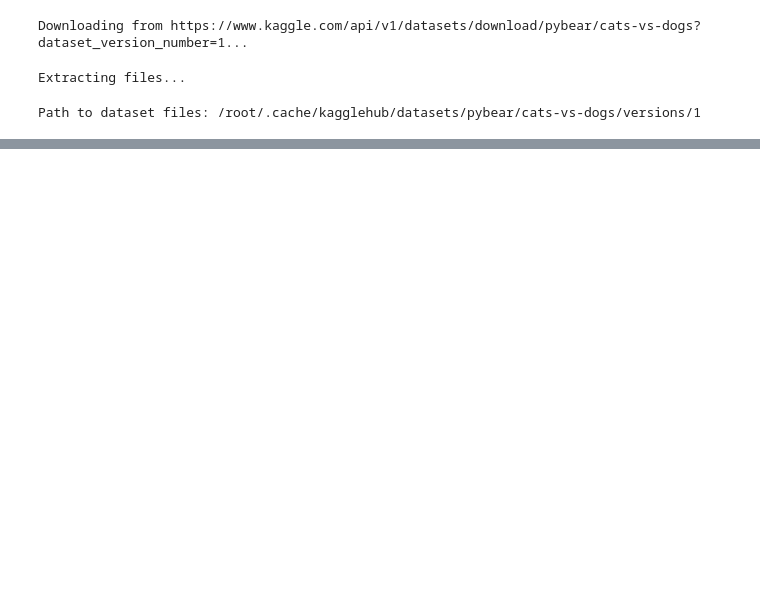
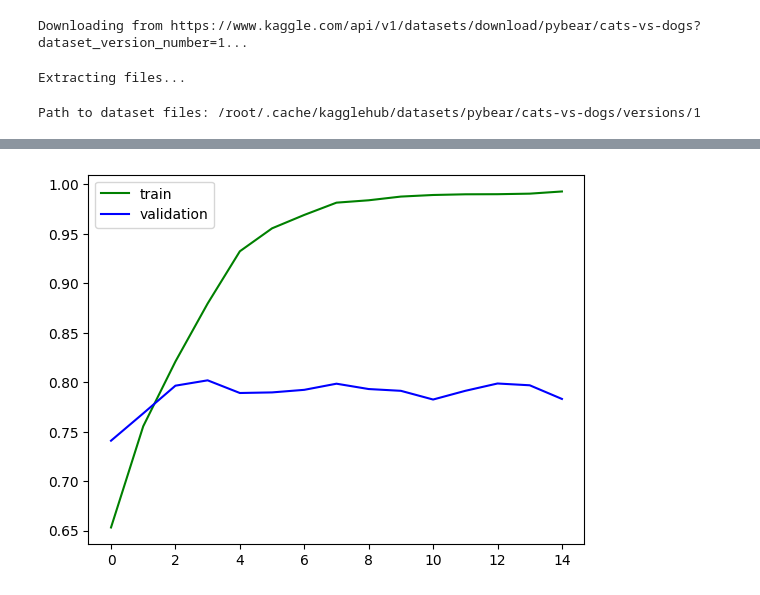
Before and after one commit to bunny-ml/DOG_VS_CAT, a Jupyter notebook: notebook/01_notebook.ipynb, the cells around one changed output, grey strips where cells are left out. Saved outputs shown, nothing was run; the diff lists cells and outputs as text; code cells hidden in the pictures; blank space fills up the shorter version.

```diff
--- a/notebook/01_notebook.ipynb
+++ b/notebook/01_notebook.ipynb
@@ -79,0 +115,7 @@ import tensorflow as tf
+# %%
+def process(image,label):
+    image = tf.cast(image/255. ,tf.float32)
+    return image,label
+
+train_dataset = train_dataset.map(process)
+validation_dataset = validation_dataset.map(process)
@@ -79,0 +165,25 @@ import tensorflow as tf
+# %%
+model.compile(optimizer='adam',loss='binary_crossentropy',metrics=['accuracy'])
+# %%
+from tensorflow.keras.callbacks import ModelCheckpoint
+
+checkpoint = ModelCheckpoint(
+    "best_cat_dog_model.h5",
+    monitor="val_accuracy",
+    save_best_only=True,
+    mode="max",
+    verbose=1
+)
+
+model.compile(
+    loss="binary_crossentropy",
+    optimizer="adam",
+    metrics=["accuracy"]
+)
+
+history = model.fit(
+    train_dataset,
+    validation_data=validation_dataset,
+    epochs=15,
+    callbacks=[checkpoint]
+)
@@ -79,0 +227,7 @@ import tensorflow as tf
+# %%
+plt.plot(history.history['accuracy'],color='green',label='train')
+plt.plot(history.history['val_accuracy'],color='blue',label='validation')
+plt.legend()
+plt.show()
+# %% [output]
+[figure, added]
```
Also changed, not shown: parts of 7 cells of this notebook.
